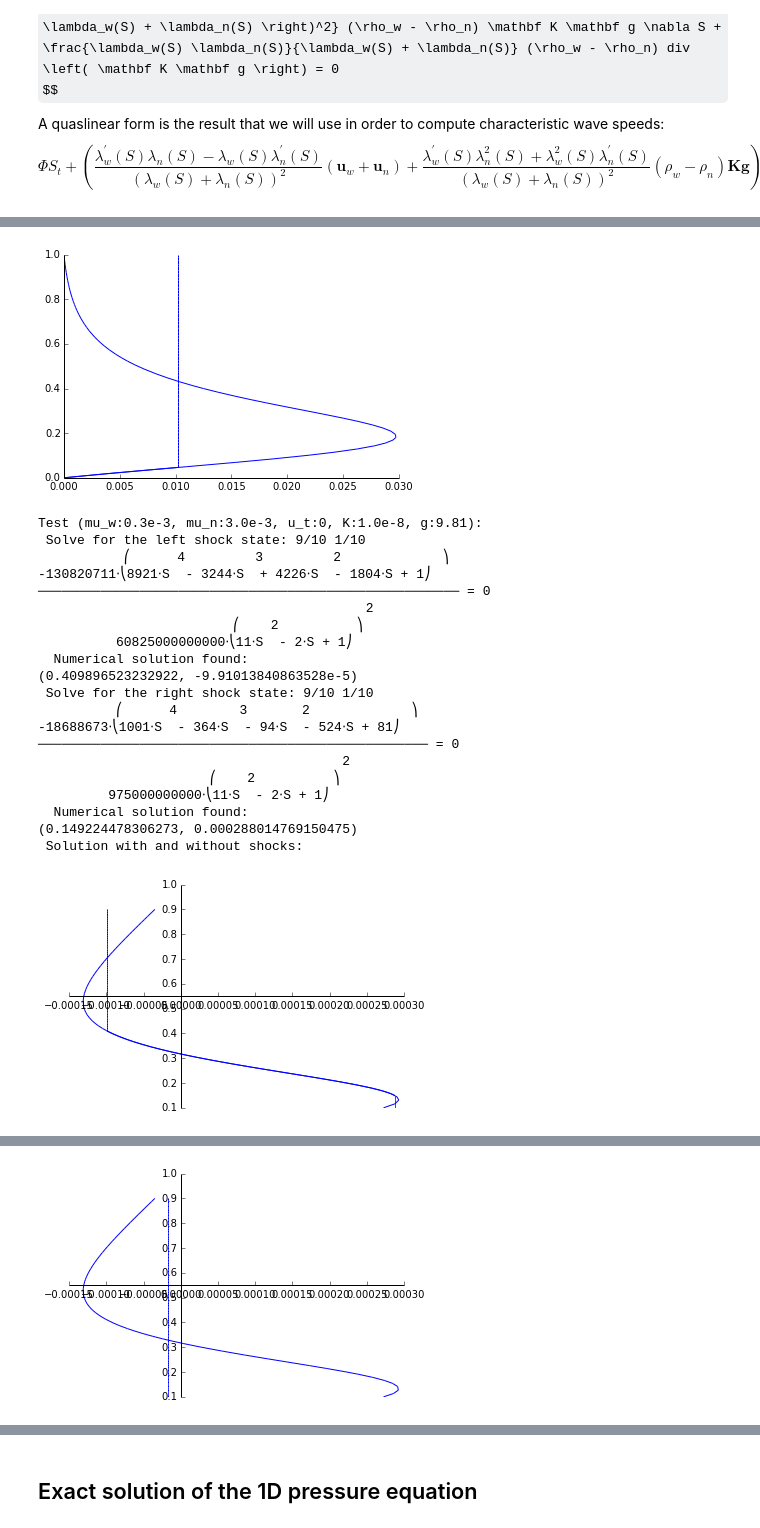
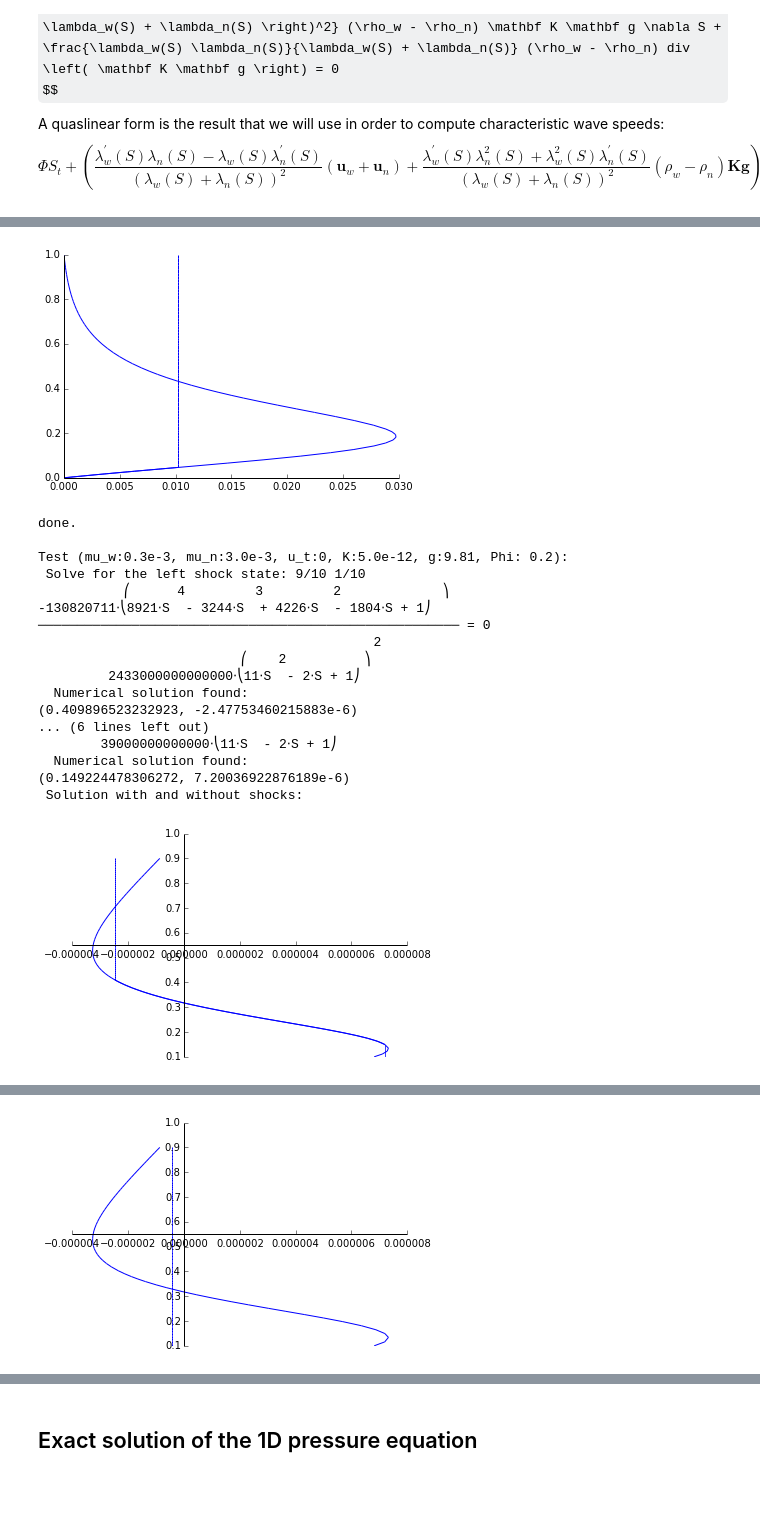
Before and after one commit to meistero/Samoa, a Jupyter notebook: scripts/python/Riemann_Darcy.ipynb, the cells around one changed output, grey strips where cells are left out. Drawn from its saved outputs; the diff is of its cells as text; code cells hidden in the pictures; some formulas as TeX source; blank space fills up the shorter version.

```diff
--- a/scripts/python/Riemann_Darcy.ipynb
+++ b/scripts/python/Riemann_Darcy.ipynb
@@ -181,28 +208,24 @@ K = symbols('K',real=True,positive=True)
 S_r,S_l = symbols('Sr,Sl',real=True,positive=True)
 u_t = symbols('u_t',real=True)
 
-#mu_w = 0.3e-3
-#mu_n = 3.0e-3
-#rho_w = 312.0
-#rho_n = 258.64
-#K = 1.0e-8
-#g = -9.81
-#S_l = 1.0
-#S_r = 0.0
-#u_t = 1e-2
-
-print "Test (mu_w:0.3e-3, mu_n:3.0e-3, u_t:10^(-2), K:1.0e-8, g:0.0):"
-Riemann(Rational(9, 10), Rational(1, 10), Rational(3, 1e4), Rational(3, 1e3), Rational(31200, 100), Rational(25864, 100), Rational(1, 1e2), Rational(1, 1e8), 0)
-Riemann(Rational(1, 10), Rational(9, 10), Rational(3, 1e4), Rational(3, 1e3), Rational(31200, 100), Rational(25864, 100), Rational(1, 1e2), Rational(1, 1e8), 0)
-Riemann(Rational(10, 10), Rational(0, 10), Rational(3, 1e4), Rational(3, 1e3), Rational(31200, 100), Rational(25864, 100), Rational(1, 1e2), Rational(1, 1e8), 0)
-Riemann(Rational(0, 10), Rational(10, 10), Rational(3, 1e4), Rational(3, 1e3), Rational(31200, 100), Rational(25864, 100), Rational(1, 1e2), Rational(1, 1e8), 0)
-
-print "Test (mu_w:0.3e-3, mu_n:3.0e-3, u_t:0, K:1.0e-8, g:9.81):"
-Riemann(Rational(9, 10), Rational(1, 10), Rational(3, 1e4), Rational(3, 1e3), Rational(31200, 100), Rational(25864, 100), 0, Rational(1, 1e8), Rational(980665,1e6))
-Riemann(Rational(1, 10), Rational(9, 10), Rational(3, 1e4), Rational(3, 1e3), Rational(31200, 100), Rational(25864, 100), 0, Rational(1, 1e8), Rational(980665,1e6))
-
+#mu_w = 0.3e-3; mu_n = 3.0e-3; rho_w = 312.0; rho_n = 258.64; K = 1.0e-8; g = -9.81; S_l = 1.0; S_r = 0.0; u_t = 1e-2
+print "Test (mu_w:0.3e-3, mu_n:3.0e-3, u_t:10^(-2), K:1.0e-8, g:0.0, Phi: 1):"
+Riemann(Rational(9, 10), Rational(1, 10), Rational(3, 1e4), Rational(3, 1e3), Rational(31200, 100), Rational(25864, 100), Rational(1, 1e2), Rational(1, 1e8), 0, 1)
+Riemann(Rational(1, 10), Rational(9, 10), Rational(3, 1e4), Rational(3, 1e3), Rational(31200, 100), Rational(25864, 100), Rational(1, 1e2), Rational(1, 1e8), 0, 1)
+Riemann(Rational(10, 10), Rational(0, 10), Rational(3, 1e4), Rational(3, 1e3), Rational(31200, 100), Rational(25864, 100), Rational(1, 1e2), Rational(1, 1e8), 0, 1)
+Riemann(Rational(0, 10), Rational(10, 10), Rational(3, 1e4), Rational(3, 1e3), Rational(31200, 100), Rational(25864, 100), Rational(1, 1e2), Rational(1, 1e8), 0, 1)
+print "done."
+print ""
+print "Test (mu_w:0.3e-3, mu_n:3.0e-3, u_t:0, K:5.0e-12, g:9.81, Phi: 0.2):"
+Riemann(Rational(9, 10), Rational(1, 10), Rational(3, 1e4), Rational(3, 1e3), Rational(31200, 100), Rational(25864, 100), 0, Rational(5, 1e12), Rational(980665,1e5), Rational(1,5))
+Riemann(Rational(1, 10), Rational(9, 10), Rational(3, 1e4), Rational(3, 1e3), Rational(31200, 100), Rational(25864, 100), 0, Rational(5, 1e12), Rational(980665,1e5), Rational(1,5))
+sol = Riemann(Rational(10, 10), Rational(0, 10), Rational(3, 1e4), Rational(3, 1e3), Rational(31200, 100), Rational(25864, 100), 0, Rational(5, 1e12), Rational(980665,1e5), Rational(1,5))
+write_solution(*sol)
+Riemann(Rational(0, 10), Rational(10, 10), Rational(3, 1e4), Rational(3, 1e3), Rational(31200, 100), Rational(25864, 100), 0, Rational(5, 1e12), Rational(980665,1e5), Rational(1,5))
+print "done."
+print ""
 print "General formula:"
-Riemann(S_l, S_r, mu_w, mu_n, rho_w, rho_n, u_t, K, 0)
-
+Riemann(S_l, S_r, mu_w, mu_n, rho_w, rho_n, u_t, K, 0, Phi)
+print "done."
 print ""
 # %% [output]
@@ -262,47 +285,44 @@ Test (mu_w:0.3e-3, mu_n:3.0e-3, u_t:10^(-2), K:1.0e-8, g:0.0):
 (0.301511344577764, 0.021583123951777)
  Solution with and without shocks:
 [figure]
  Solve for the left shock state: 0 1
           2
       11⋅S  - 1
 ───────────────────── = 0
                     2
    ⎛    2          ⎞
 10⋅⎝11⋅S  - 2⋅S + 1⎠
   Numerical solution found:
 (0, 0)
  Solve for the right shock state: 0 1
   ⎛    2           ⎞
  -⎝11⋅S  - 22⋅S + 1⎠
 ────────────────────── = 0
                      2
     ⎛    2          ⎞
 100⋅⎝11⋅S  - 2⋅S + 1⎠
   Numerical solution found:
 (0.0465374107544077, 0.0102440442408508)
  Solution with and without shocks:
 [figure]
-Test (mu_w:0.3e-3, mu_n:3.0e-3, u_t:0, K:1.0e-8, g:9.81):
+done.
+
+Test (mu_w:0.3e-3, mu_n:3.0e-3, u_t:0, K:5.0e-12, g:9.81, Phi: 0.2):
  Solve for the left shock state: 9/10 1/10
            ⎛      4         3         2             ⎞
 -130820711⋅⎝8921⋅S  - 3244⋅S  + 4226⋅S  - 1804⋅S + 1⎠
 ────────────────────────────────────────────────────── = 0
-                                          2
-                         ⎛    2          ⎞
-          60825000000000⋅⎝11⋅S  - 2⋅S + 1⎠
+                                           2
+                          ⎛    2          ⎞
+         2433000000000000⋅⎝11⋅S  - 2⋅S + 1⎠
   Numerical solution found:
-(0.409896523232922, -9.91013840863528e-5)
- Solve for the right shock state: 9/10 1/10
-          ⎛      4        3       2             ⎞
--18688673⋅⎝1001⋅S  - 364⋅S  - 94⋅S  - 524⋅S + 81⎠
-────────────────────────────────────────────────── = 0
-                                       2
-                      ⎛    2          ⎞
-         975000000000⋅⎝11⋅S  - 2⋅S + 1⎠
+(0.409896523232923, -2.47753460215883e-6)
+... (6 lines left out)
+        39000000000000⋅⎝11⋅S  - 2⋅S + 1⎠
   Numerical solution found:
-(0.149224478306273, 0.000288014769150475)
+(0.149224478306272, 7.20036922876189e-6)
  Solution with and without shocks:
-[figure, old version]
+[figure, new version]
  Solve for the left shock state: 1/10 9/10
           ⎛      4        3       2             ⎞
 -18688673⋅⎝1001⋅S  - 364⋅S  - 94⋅S  - 524⋅S + 81⎠
@@ -322,2 +342,2 @@ Test (mu_w:0.3e-3, mu_n:3.0e-3, u_t:0, K:1.0e-8, g:9.81):
  Solution with and without shocks:
-[figure, old version]
+[figure, new version]
```
Also changed, not shown: parts of 2 cells of this notebook, 1 other file.
